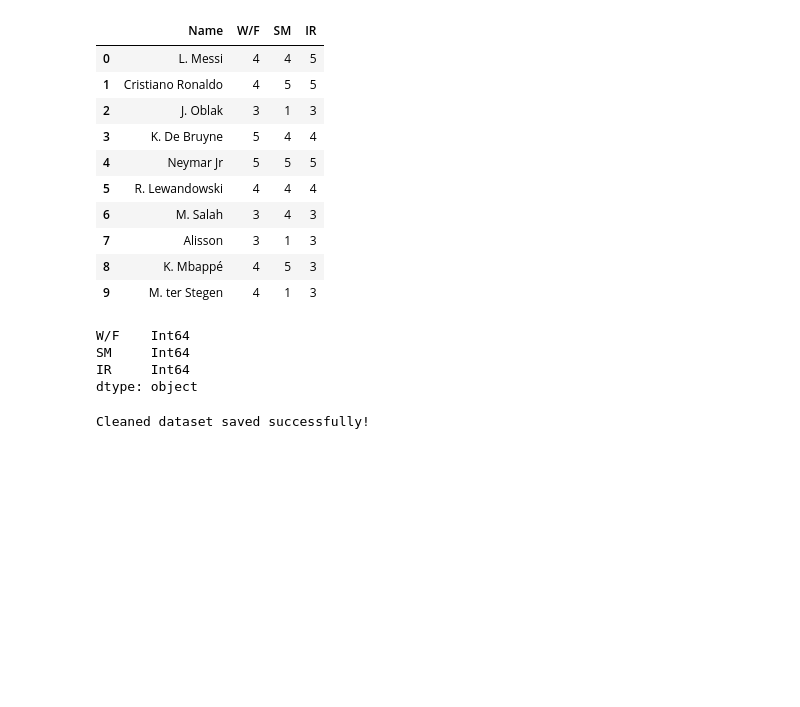
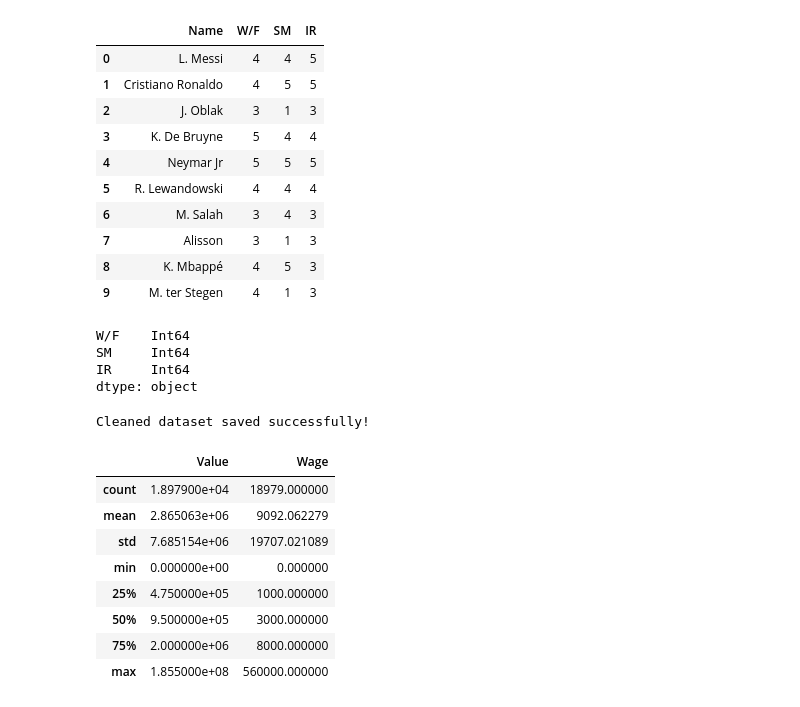
Before and after one commit to Alasko19/bincom_FIFA21_Project, a Jupyter notebook: fifa21_analysis.ipynb, the cells around one changed output. Saved outputs shown, nothing was run; the diff lists cells and outputs as text; code cells hidden in the pictures; blank space fills up the shorter version.

```diff
--- a/fifa21_analysis.ipynb
+++ b/fifa21_analysis.ipynb
@@ -492,3 +492,17 @@ df.to_csv(
 print("Cleaned dataset saved successfully!")
 # %% [output]
 Cleaned dataset saved successfully!
+# %%
+# inspecting the value and wage columns
+
+df[["Value", "Wage"]].describe()
+# %% [output]
+|  | Value | Wage |
+| count | 1.897900e+04 | 18979.000000 |
+| mean | 2.865063e+06 | 9092.062279 |
+| std | 7.685154e+06 | 19707.021089 |
+| min | 0.000000e+00 | 0.000000 |
+| 25% | 4.750000e+05 | 1000.000000 |
+| 50% | 9.500000e+05 | 3000.000000 |
+| 75% | 2.000000e+06 | 8000.000000 |
+| max | 1.855000e+08 | 560000.000000 |
```
Also changed, not shown: parts of 2 cells of this notebook.
